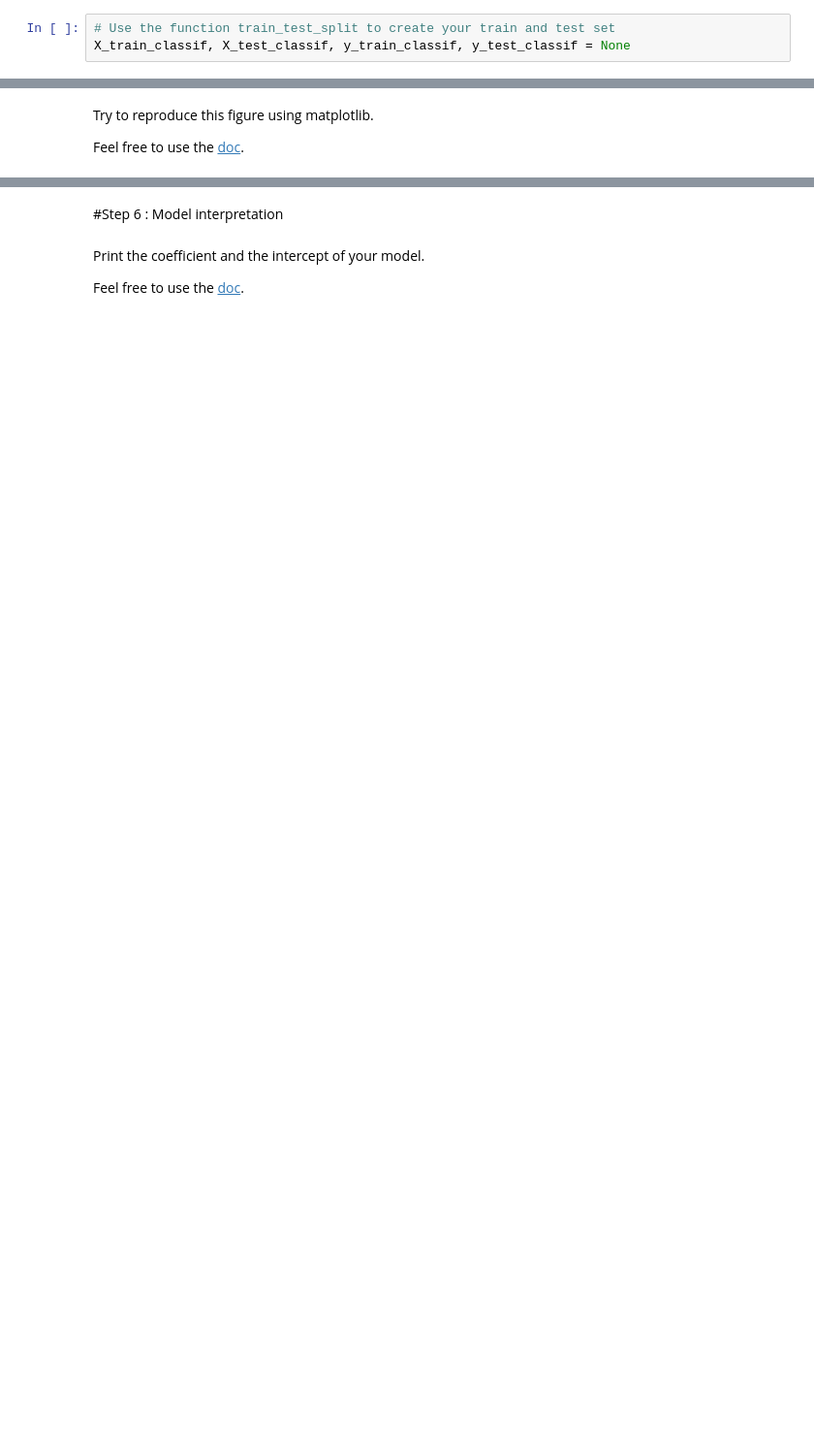
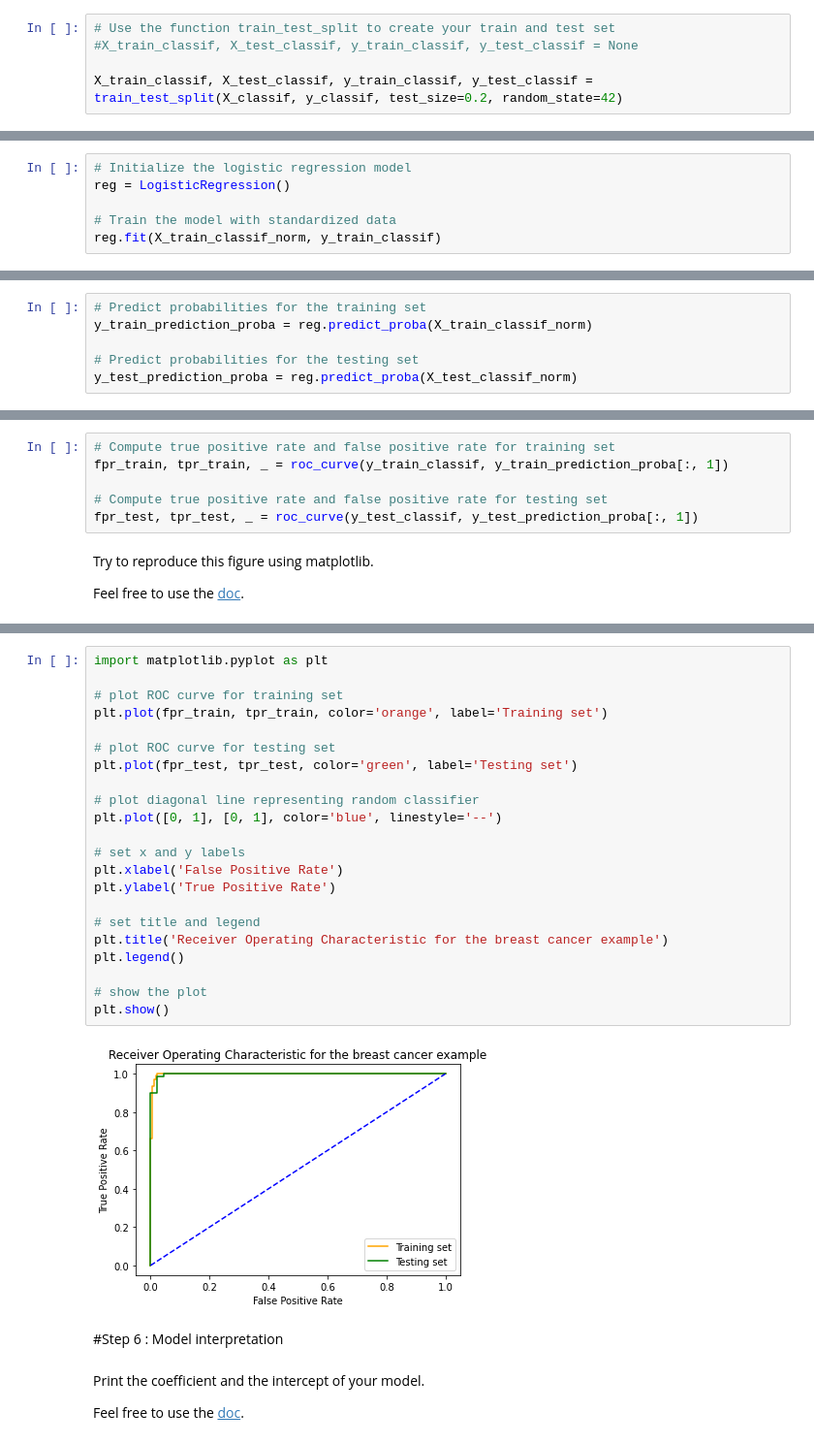
Before and after one commit to exsonebo/DIT-Master-AI, a Jupyter notebook: Logistic_regression (1).ipynb, the cells around one changed output, grey strips where cells are left out. Shown at 97% size. Saved outputs shown, nothing was run; the diff lists cells and outputs as text; blank space fills up the shorter version.

```diff
--- a/Logistic_regression (1).ipynb
+++ b/Logistic_regression (1).ipynb
@@ -44,7 +42,9 @@ Use a random_state of 123 and use 10% of your dataset for the test set.
 Feel free to use the [doc](https://scikit-learn.org/stable/modules/generated/sklearn.model_selection.train_test_split.html).
 # %%
 # Use the function train_test_split to create your train and test set
-X_train_classif, X_test_classif, y_train_classif, y_test_classif = None
+#X_train_classif, X_test_classif, y_train_classif, y_test_classif = None
+
+X_train_classif, X_test_classif, y_train_classif, y_test_classif = train_test_split(X_classif, y_classif, test_size=0.2, random_state=42)
 # %% [markdown]
 # Step 1 : Data standardization
 # %% [markdown]
@@ -124,0 +156,6 @@ None
+# %%
+# Initialize the logistic regression model
+reg = LogisticRegression()
+
+# Train the model with standardized data
+reg.fit(X_train_classif_norm, y_train_classif)
@@ -141,3 +183,9 @@ y_test_prediction_proba = None
+# %%
+# Predict probabilities for the training set
+y_train_prediction_proba = reg.predict_proba(X_train_classif_norm)
+
+# Predict probabilities for the testing set
+y_test_prediction_proba = reg.predict_proba(X_test_classif_norm)
 # %% [markdown]
 Compute the accuracy for the training and the testing set.
 
@@ -201,3 +271,9 @@ fpr_test, tpr_test, _ = None
+# %%
+# Compute true positive rate and false positive rate for training set
+fpr_train, tpr_train, _ = roc_curve(y_train_classif, y_train_prediction_proba[:, 1])
+
+# Compute true positive rate and false positive rate for testing set
+fpr_test, tpr_test, _ = roc_curve(y_test_classif, y_test_prediction_proba[:, 1])
 # %% [markdown]
 Try to reproduce this figure using matplotlib.
 
@@ -209,3 +283,27 @@ None
+# %%
+import matplotlib.pyplot as plt
+
+# plot ROC curve for training set
+plt.plot(fpr_train, tpr_train, color='orange', label='Training set')
+
+# plot ROC curve for testing set
+plt.plot(fpr_test, tpr_test, color='green', label='Testing set')
+
+# plot diagonal line representing random classifier
+plt.plot([0, 1], [0, 1], color='blue', linestyle='--')
+
+# set x and y labels
+plt.xlabel('False Positive Rate')
+plt.ylabel('True Positive Rate')
+
+# set title and legend
+plt.title('Receiver Operating Characteristic for the breast cancer example')
+plt.legend()
+
+# show the plot
+plt.show()
+# %% [output]
+[figure, added]
 # %% [markdown]
 #Step 6 : Model interpretation
 # %% [markdown]
```
Also changed, not shown: parts of 20 cells of this notebook.
